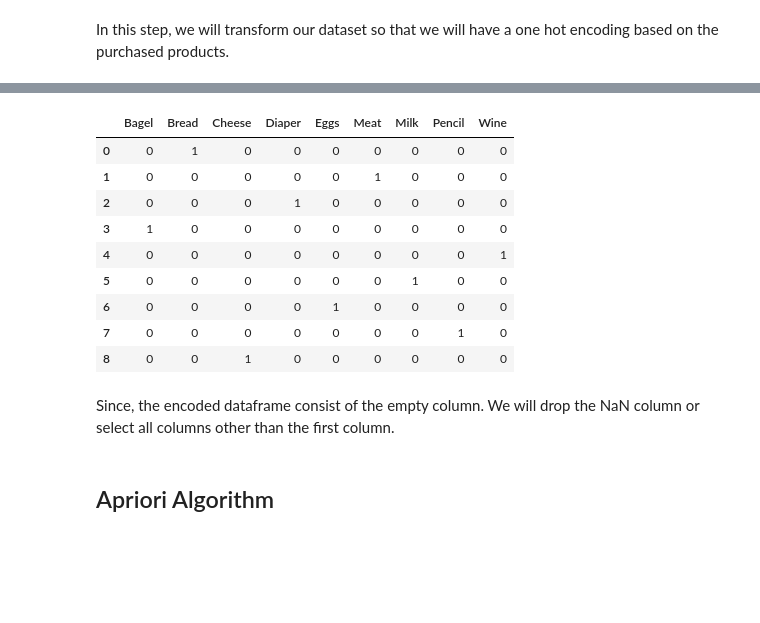
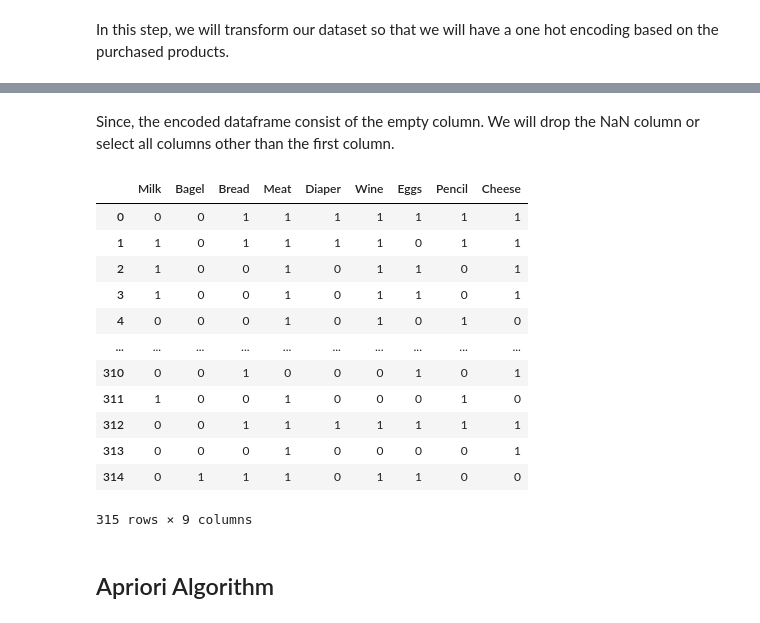
Before and after one commit to Bryant35/Data_Mining, a Jupyter notebook: Week 10/Exercise_Week_10.ipynb, the cells around one changed output, grey strips where cells are left out. Saved outputs shown, nothing was run; the diff lists cells and outputs as text; code cells hidden in the pictures; blank space fills up the shorter version.

```diff
--- a/Week 10/Exercise_Week_10.ipynb
+++ b/Week 10/Exercise_Week_10.ipynb
@@ -124,30 +124,22 @@ df
-# %%
-
-#df encoding
-df["Bagel"] = df["Bagel"].astype(int)
-df["Bread"] = df["Bread"].astype(int)
-df["Cheese"] = df["Cheese"].astype(int)
-df["Diaper"] = df["Diaper"].astype(int)
-df["Eggs"] = df["Eggs"].astype(int)
-df["Meat"] = df["Meat"].astype(int)
-df["Milk"] = df["Milk"].astype(int)
-df["Pencil"] = df["Pencil"].astype(int)
-df["Wine"] = df["Wine"].astype(int)
-df
-# show the new dataframe
-# %% [output]
-|  | Bagel | Bread | Cheese | Diaper | Eggs | Meat | Milk | Pencil | Wine |
-| 0 | 0 | 1 | 0 | 0 | 0 | 0 | 0 | 0 | 0 |
-| 1 | 0 | 0 | 0 | 0 | 0 | 1 | 0 | 0 | 0 |
-| 2 | 0 | 0 | 0 | 1 | 0 | 0 | 0 | 0 | 0 |
-| 3 | 1 | 0 | 0 | 0 | 0 | 0 | 0 | 0 | 0 |
-| 4 | 0 | 0 | 0 | 0 | 0 | 0 | 0 | 0 | 1 |
-| 5 | 0 | 0 | 0 | 0 | 0 | 0 | 1 | 0 | 0 |
-| 6 | 0 | 0 | 0 | 0 | 1 | 0 | 0 | 0 | 0 |
-| 7 | 0 | 0 | 0 | 0 | 0 | 0 | 0 | 1 | 0 |
-| 8 | 0 | 0 | 1 | 0 | 0 | 0 | 0 | 0 | 0 |
 # %% [markdown]
 Since, the encoded dataframe consist of the empty column. We will drop the NaN column or select all columns other than the first column.
+# %%
+ohe = ohe_df.iloc[: , 1:]
+ohe
+# %% [output]
+|  | Milk | Bagel | Bread | Meat | Diaper | Wine | Eggs | Pencil | Cheese |
+| 0 | 0 | 0 | 1 | 1 | 1 | 1 | 1 | 1 | 1 |
+| 1 | 1 | 0 | 1 | 1 | 1 | 1 | 0 | 1 | 1 |
+| 2 | 1 | 0 | 0 | 1 | 0 | 1 | 1 | 0 | 1 |
+| 3 | 1 | 0 | 0 | 1 | 0 | 1 | 1 | 0 | 1 |
+| 4 | 0 | 0 | 0 | 1 | 0 | 1 | 0 | 1 | 0 |
+| ... | ... | ... | ... | ... | ... | ... | ... | ... | ... |
+| 310 | 0 | 0 | 1 | 0 | 0 | 0 | 1 | 0 | 1 |
+| 311 | 1 | 0 | 0 | 1 | 0 | 0 | 0 | 1 | 0 |
+| 312 | 0 | 0 | 1 | 1 | 1 | 1 | 1 | 1 | 1 |
+| 313 | 0 | 0 | 0 | 1 | 0 | 0 | 0 | 0 | 1 |
+| 314 | 0 | 1 | 1 | 1 | 0 | 1 | 1 | 0 | 0 |
+315 rows × 9 columns
 # %% [markdown]
 ## Apriori Algorithm
 # %% [markdown]
```
Also changed, not shown: parts of 8 cells of this notebook.
